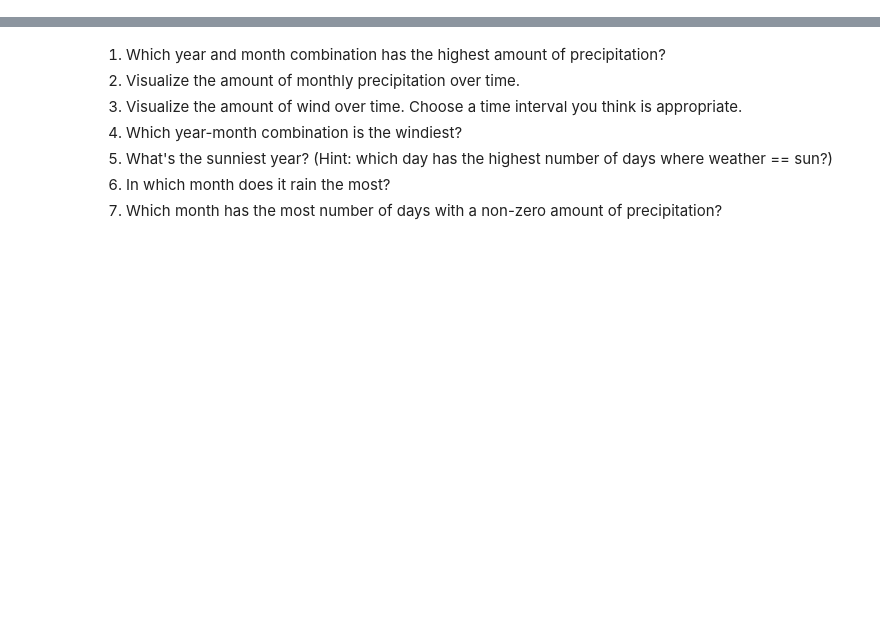
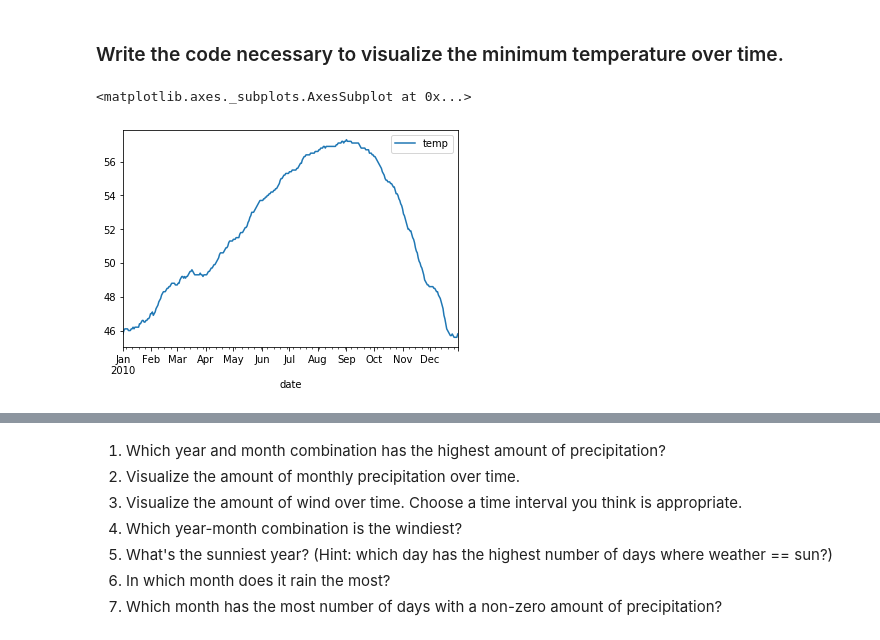
Before and after one commit to Johndsalas/coding_practice, a Jupyter notebook: Time_Series_Data_Exersize.ipynb, the cells around one changed output, grey strips where cells are left out. Drawn from its saved outputs; the diff is of its cells as text; code cells hidden in the pictures; blank space fills up the shorter version.

Commit message:
update Time Series Exercise

```diff
--- a/Time_Series_Data_Exersize.ipynb
+++ b/Time_Series_Data_Exersize.ipynb
@@ -11,0 +50,7 @@ df.head()
+# %% [markdown]
+### Write the code necessary to visualize the minimum temperature over time.
+# %%
+temp.resample("D").min().plot()
+# %% [output]
+<matplotlib.axes._subplots.AxesSubplot at 0x...>
+[figure, added]
```
Also changed, not shown: parts of 39 cells of this notebook.
